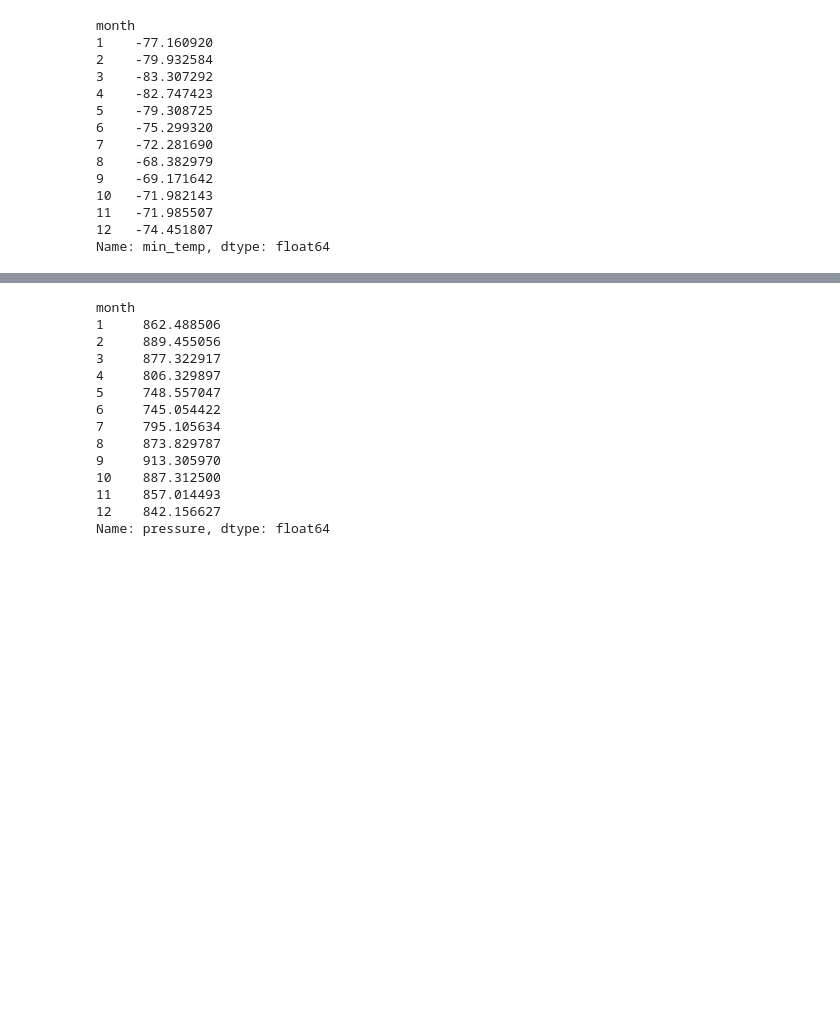
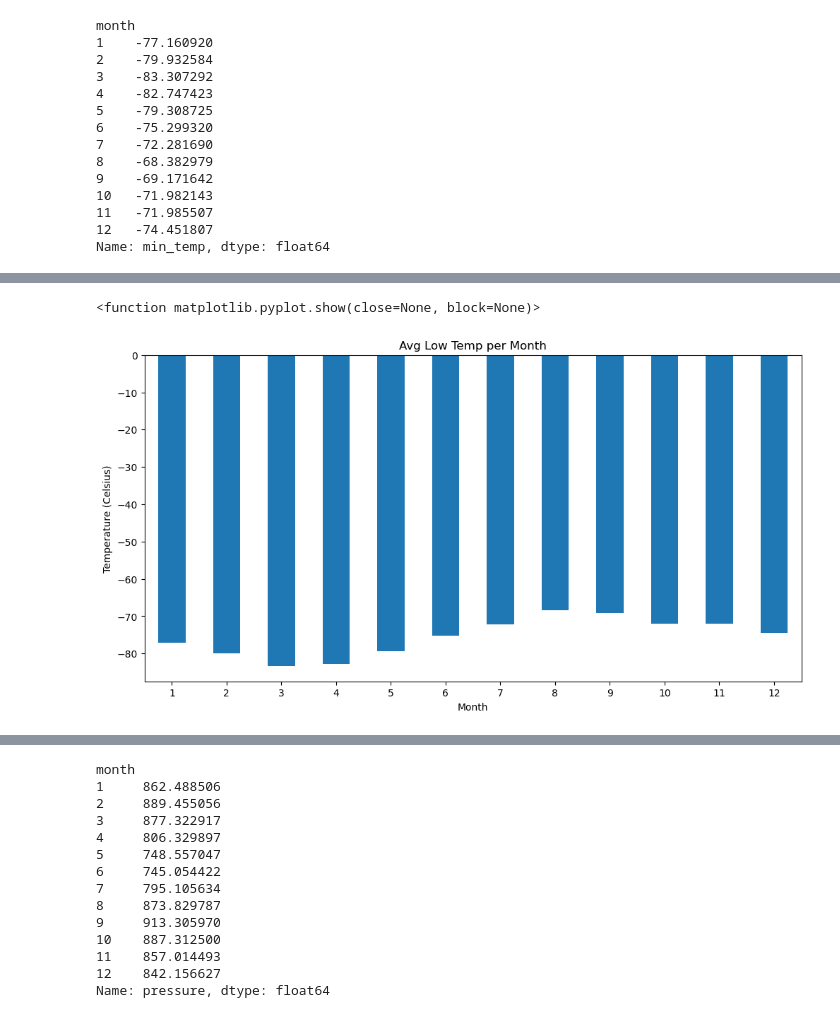
Before and after one commit to sloucel/Scraping_Challenge, a Jupyter notebook: part_2_mars_weather.ipynb, the cells around one changed output, grey strips where cells are left out. Drawn from its saved outputs; the diff is of its cells as text; code cells hidden in the pictures; blank space fills up the shorter version.

```diff
--- a/part_2_mars_weather.ipynb
+++ b/part_2_mars_weather.ipynb
@@ -203,6 +238,8 @@ Name: month, dtype: int64
 1867
 # %%
 # 3. What is the average low temperature by month?
+avg_low_temp = mars_temp_df.groupby('month')['min_temp'].mean()
+print(avg_low_temp)
 # %% [output]
 month
 1    -77.160920
@@ -228,0 +258,15 @@ Name: min_temp, dtype: float64
+# %%
+# Plot the average temperature by month
+
+# Set up chart
+avg_low_temp.plot(kind='bar', figsize=(12,6))
+
+# Titles and Labels
+plt.title('Avg Low Temp per Month')
+plt.xlabel('Month')
+plt.ylabel('Temperature (Celsius)')
+plt.xticks(rotation=0)
+plt.show
+# %% [output]
+<function matplotlib.pyplot.show(close=None, block=None)>
+[figure, added]
```
Also changed, not shown: parts of 12 cells of this notebook, 1 other file.
